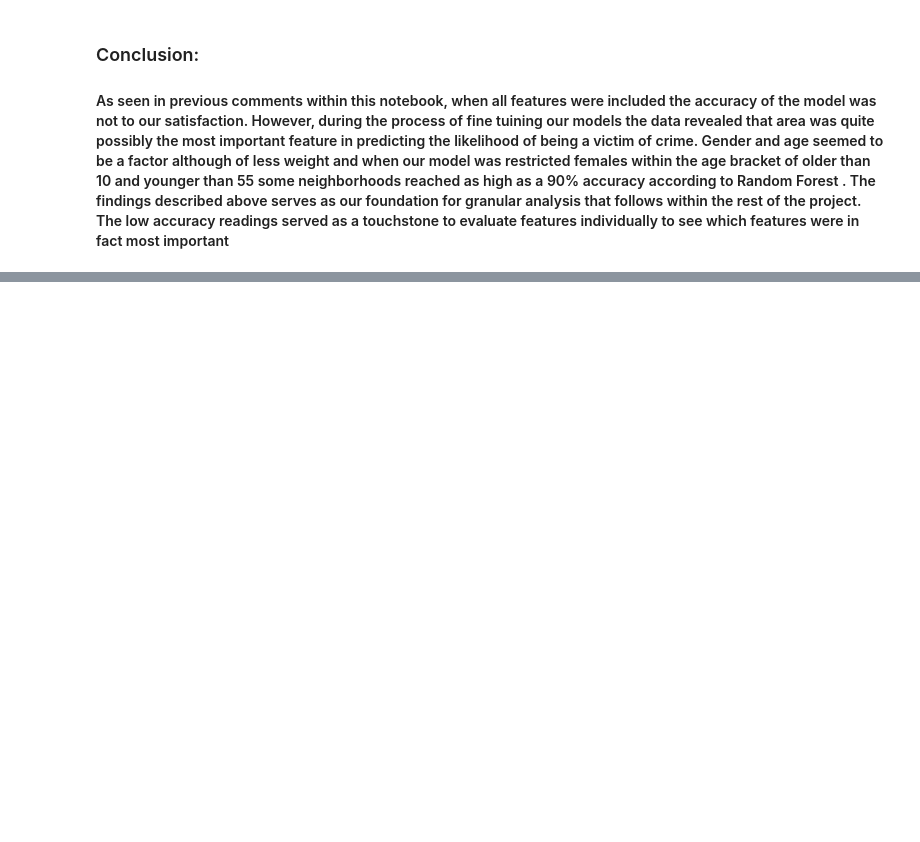
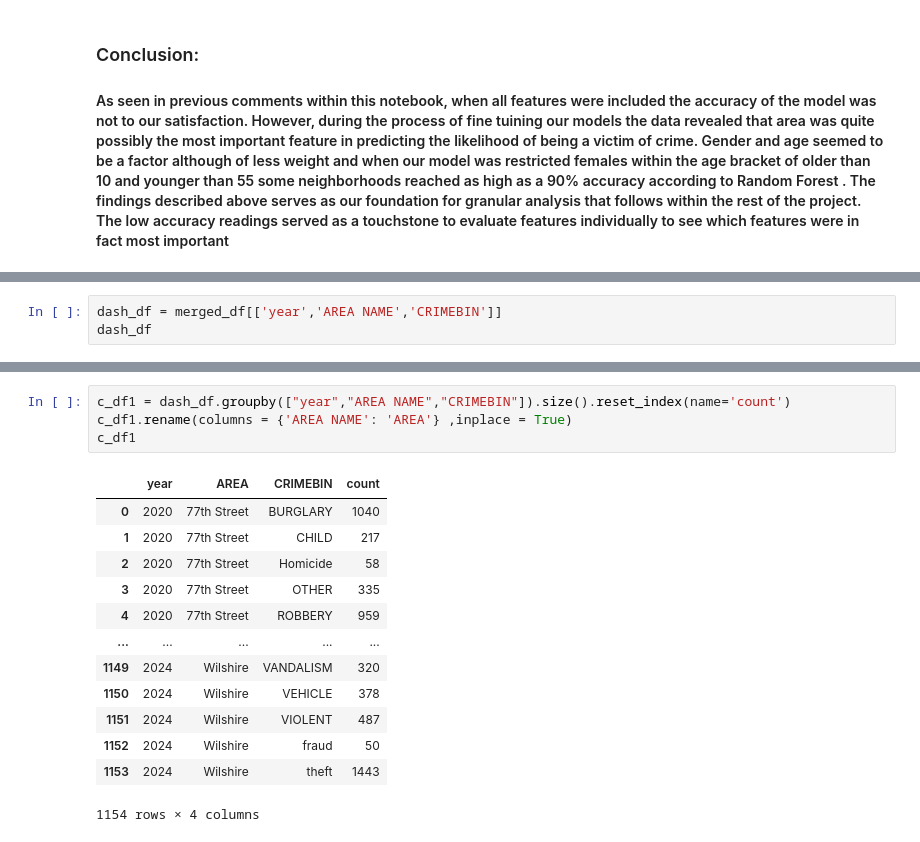
Before and after one commit to haritha3679/We-R-No-Angels, a Jupyter notebook: Crime_analysisRF_tune.ipynb, the cells around one changed output, grey strips where cells are left out. Saved outputs shown, nothing was run; the diff lists cells and outputs as text; blank space fills up the shorter version.

```diff
--- a/Crime_analysisRF_tune.ipynb
+++ b/Crime_analysisRF_tune.ipynb
@@ -683,0 +689,3 @@ print(classification_reports)
+# %%
+dash_df = merged_df[['year','AREA NAME','CRIMEBIN']]
+dash_df
@@ -683,0 +706,18 @@ print(classification_reports)
+# %%
+c_df1 = dash_df.groupby(["year","AREA NAME","CRIMEBIN"]).size().reset_index(name='count')
+c_df1.rename(columns = {'AREA NAME': 'AREA'} ,inplace = True)
+c_df1
+# %% [output]
+|  | year | AREA | CRIMEBIN | count |
+| 0 | 2020 | 77th Street | BURGLARY | 1040 |
+| 1 | 2020 | 77th Street | CHILD | 217 |
+| 2 | 2020 | 77th Street | Homicide | 58 |
+| 3 | 2020 | 77th Street | OTHER | 335 |
+| 4 | 2020 | 77th Street | ROBBERY | 959 |
+| ... | ... | ... | ... | ... |
+| 1149 | 2024 | Wilshire | VANDALISM | 320 |
+| 1150 | 2024 | Wilshire | VEHICLE | 378 |
+| 1151 | 2024 | Wilshire | VIOLENT | 487 |
+| 1152 | 2024 | Wilshire | fraud | 50 |
+| 1153 | 2024 | Wilshire | theft | 1443 |
+1154 rows × 4 columns
```
Also changed, not shown: parts of 8 cells of this notebook.
